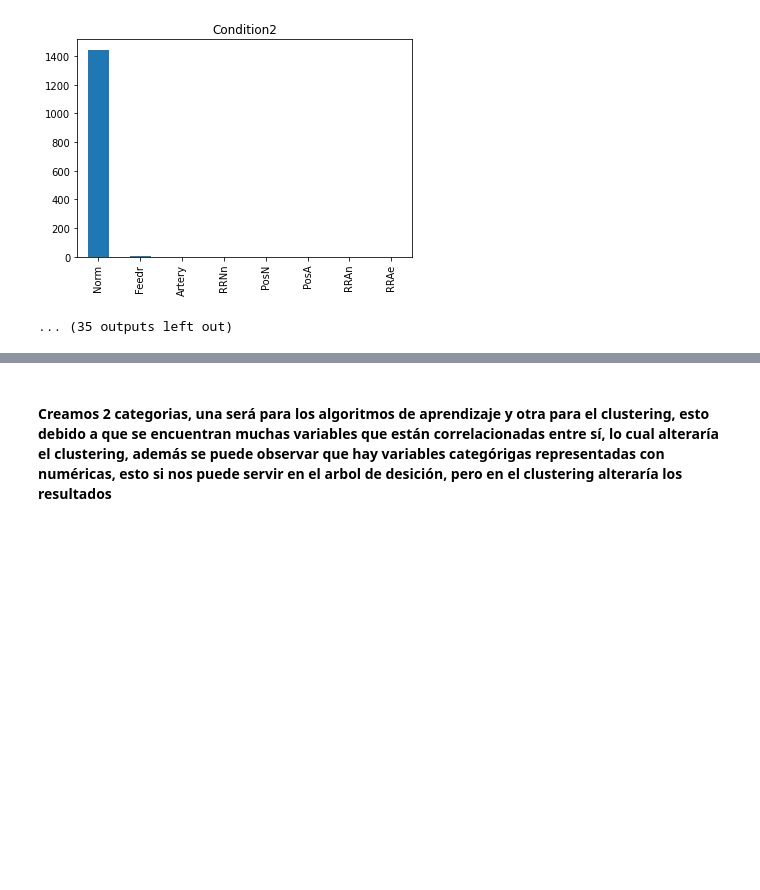
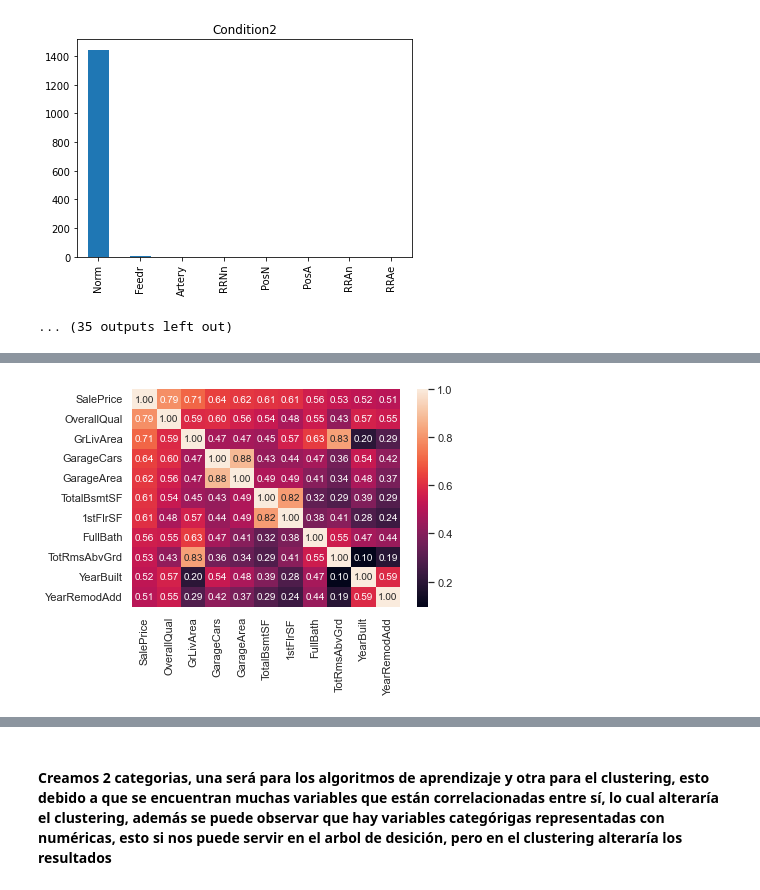
Before and after one commit to Andrei-Portales/HDT3_Mineria_de_datos, a Jupyter notebook: HDT3.ipynb, the cells around one changed output, grey strips where cells are left out. Cells and saved outputs as stored; diff of their text form; code cells hidden in the pictures; blank space fills up the shorter version.

```diff
--- a/HDT3.ipynb
+++ b/HDT3.ipynb
@@ -136,0 +149,9 @@ for n in cualitativas.columns:
+# %%
+corrmat = data.corr()
+columns = corrmat.nlargest(11, 'SalePrice')['SalePrice'].index
+cm = np.corrcoef(data[columns].values.T)
+sb.set(font_scale=1.0)
+hm = sb.heatmap(cm, annot=True, fmt='.2f', annot_kws={'size': 10}, yticklabels=columns.values, xticklabels=columns.values)
+plt.show()
+# %% [output]
+[figure, added]
```
Also changed, not shown: parts of 32 cells of this notebook.
